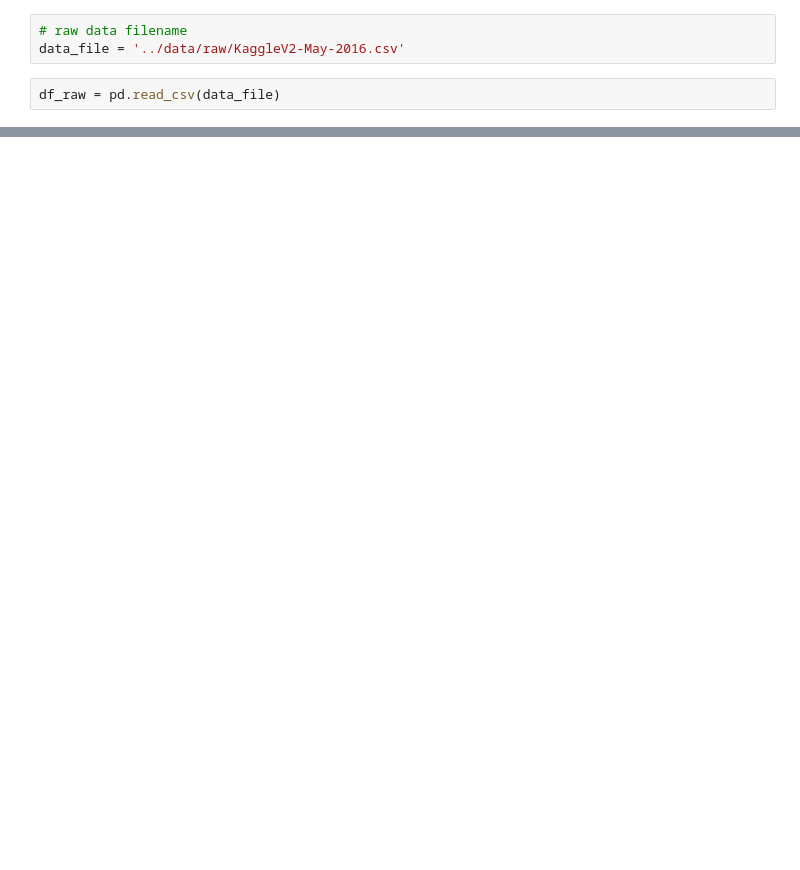
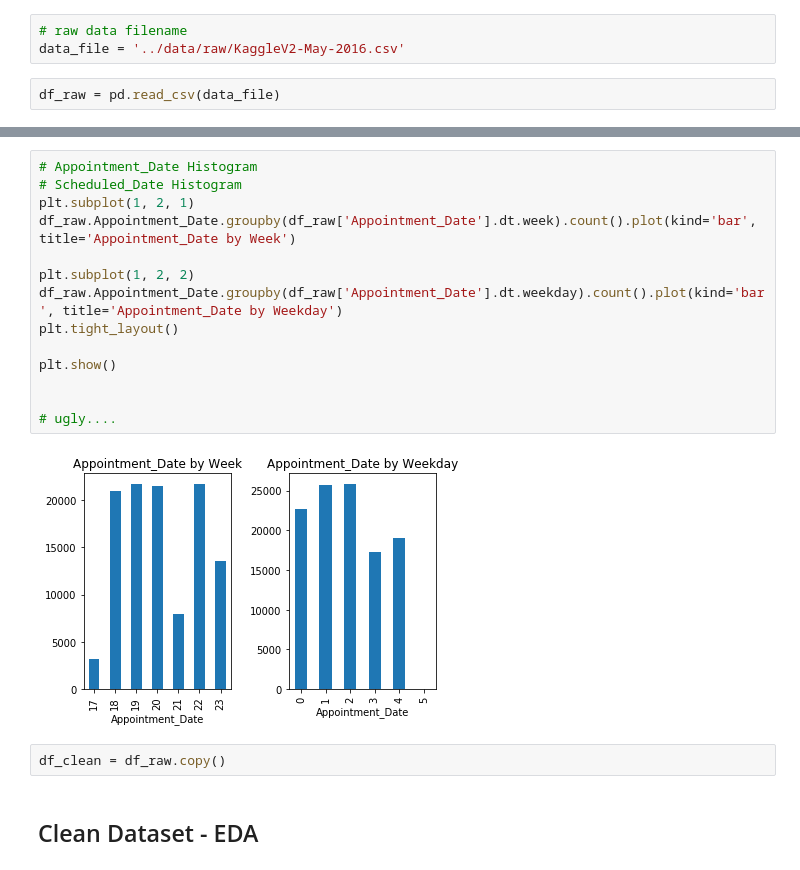
Before and after one commit to jkgerig/springboard_capstone_1, a Jupyter notebook: notebooks/1.0-jkg-initial-data-exploration.ipynb, the cells around one changed output, grey strips where cells are left out. Cells and saved outputs as stored; diff of their text form; blank space fills up the shorter version.

Commit message:
clean dataset

```diff
--- a/notebooks/1.0-jkg-initial-data-exploration.ipynb
+++ b/notebooks/1.0-jkg-initial-data-exploration.ipynb
@@ -166,0 +324,20 @@ Name: AppointmentDay, Length: 110527, dtype: datetime64[ns]
+# %%
+# Appointment_Date Histogram
+# Scheduled_Date Histogram
+plt.subplot(1, 2, 1)
+df_raw.Appointment_Date.groupby(df_raw['Appointment_Date'].dt.week).count().plot(kind='bar', title='Appointment_Date by Week')
+
+plt.subplot(1, 2, 2)
+df_raw.Appointment_Date.groupby(df_raw['Appointment_Date'].dt.weekday).count().plot(kind='bar', title='Appointment_Date by Weekday')
+plt.tight_layout()
+
+plt.show()
+
+
+# ugly....
+# %% [output]
+[figure, added]
+# %%
+df_clean = df_raw.copy()
+# %% [markdown]
+## Clean Dataset - EDA
```
Also changed, not shown: parts of 31 cells of this notebook.
